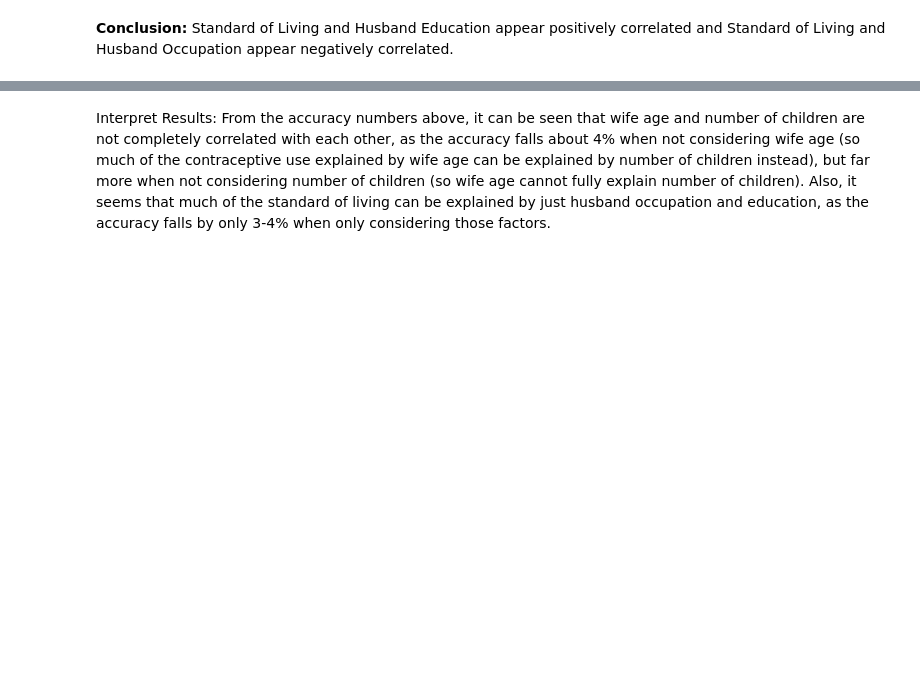
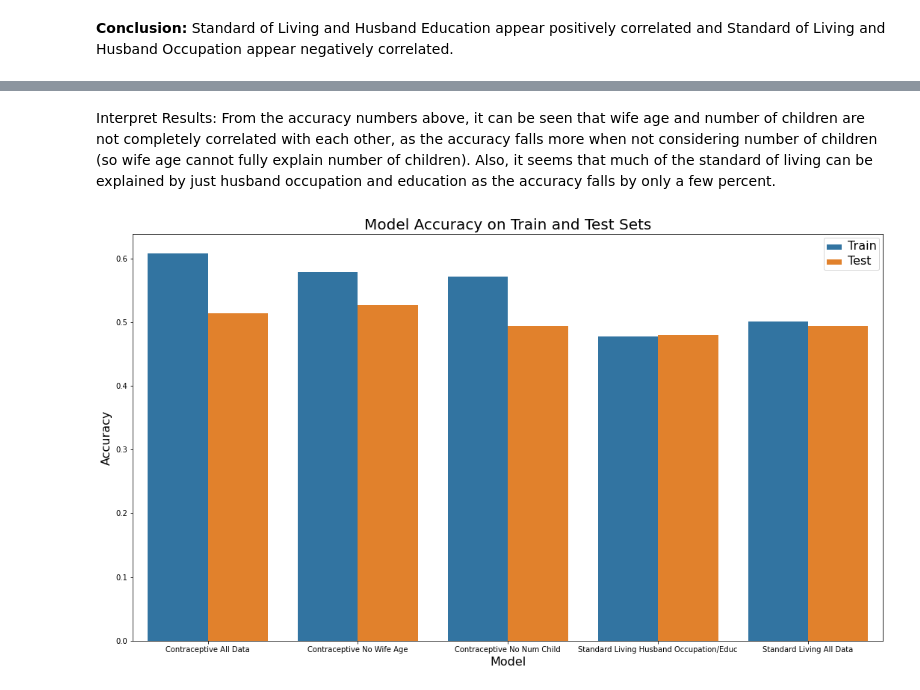
Before and after one commit to RohanChilukuri/Data100FinalProject, a Jupyter notebook: contraceptiveAnalysis.ipynb, the cells around one changed output, grey strips where cells are left out. Drawn from its saved outputs; the diff is of its cells as text; code cells hidden in the pictures; blank space fills up the shorter version.

```diff
--- a/contraceptiveAnalysis.ipynb
+++ b/contraceptiveAnalysis.ipynb
@@ -301,4 +301,23 @@ Standard Living All Data
 0.49324324324324326
 # %% [markdown]
 Interpret Results:
-From the accuracy numbers above, it can be seen that wife age and number of children are not completely correlated with each other, as the accuracy falls about 4% when not considering wife age (so much of the contraceptive use explained by wife age can be explained by number of children instead), but far more when not considering number of children (so wife age cannot fully explain number of children). Also, it seems that much of the standard of living can be explained by just husband occupation and education, as the accuracy falls by only 3-4% when only considering those factors.
+From the accuracy numbers above, it can be seen that wife age and number of children are not completely correlated with each other, as the accuracy falls more when not considering number of children (so wife age cannot fully explain number of children). Also, it seems that much of the standard of living can be explained by just husband occupation and education as the accuracy falls by only a few percent.
+# %%
+# Create a visualization of the training and test accuracy of each of the models in a bar plot - manually do this
+model_names = ["Contraceptive All Data", "Contraceptive No Wife Age", "Contraceptive No Num Child", "Standard Living Husband Occupation/Educ", "Standard Living All Data"]
+train_final_scores = [0.6075471698113207, 0.5788679245283019, 0.5713207547169812, 0.47773584905660377, 0.5003773584905661]
+test_final_scores = [0.5135135135135135, 0.527027027027027, 0.49324324324324326, 0.4797297297297297, 0.49324324324324326]
+all_scores = train_final_scores + test_final_scores
+all_names = model_names + model_names
+train_test = ['Train', 'Train', 'Train', 'Train', 'Train', 'Test', 'Test', 'Test', 'Test', 'Test']
+df = pd.DataFrame({'Model':all_names, 'Accuracy':all_scores, 'Label':train_test})
+f, ax = plt.subplots(figsize=(18, 10))
+sns.barplot(x='Model', y='Accuracy', hue='Label', data=df)
+plt.xlabel('Model', fontsize=16)
+plt.ylabel('Accuracy', fontsize=16)
+handles, labels = ax.get_legend_handles_labels()
+ax.legend(handles=handles[2:], labels=labels[2:])
+plt.setp(ax.get_legend().get_texts(), fontsize=16)
+plt.title("Model Accuracy on Train and Test Sets", fontsize=20);
+# %% [output]
+[figure, added]
```
Also changed, not shown: parts of 2 cells of this notebook.
